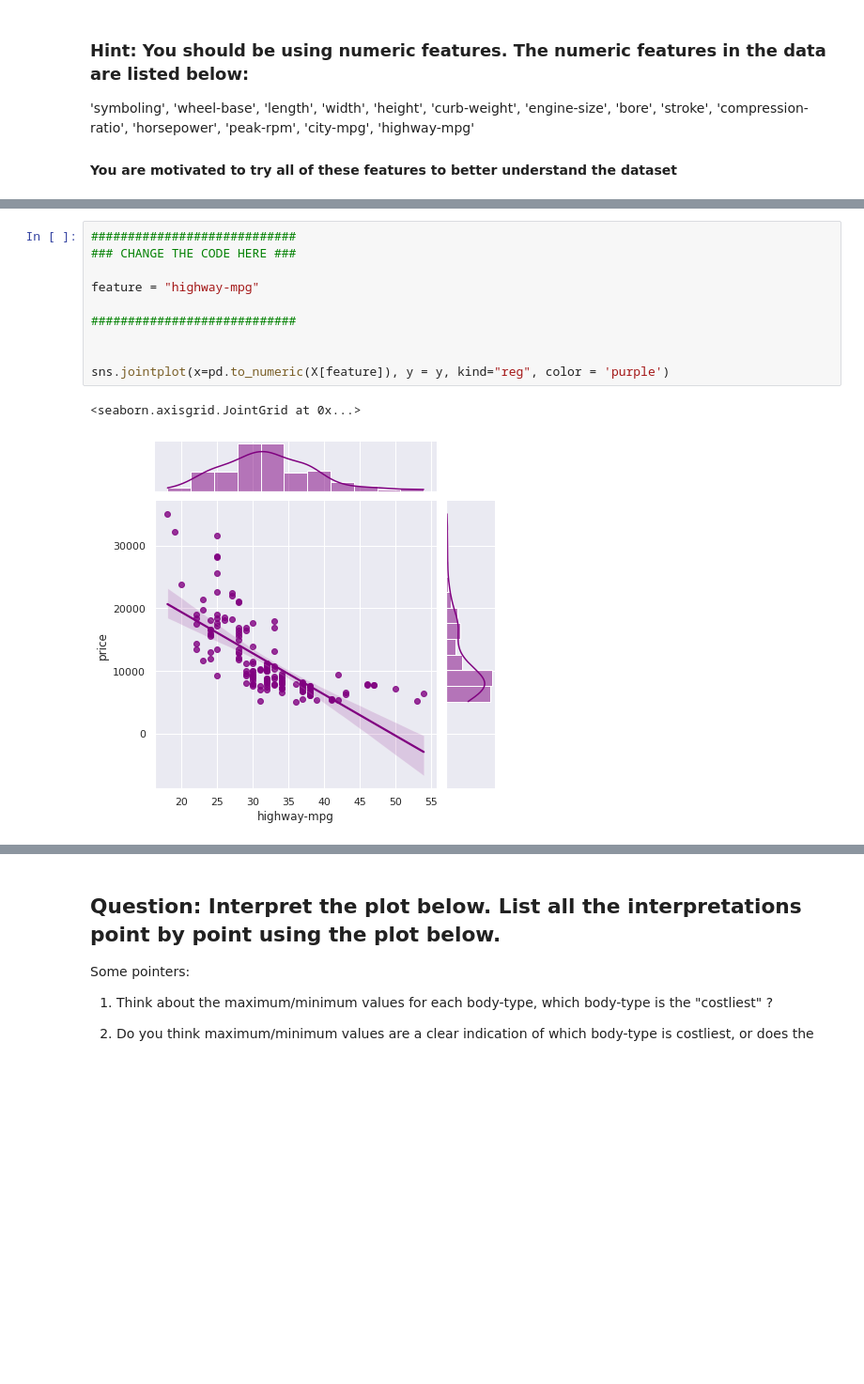
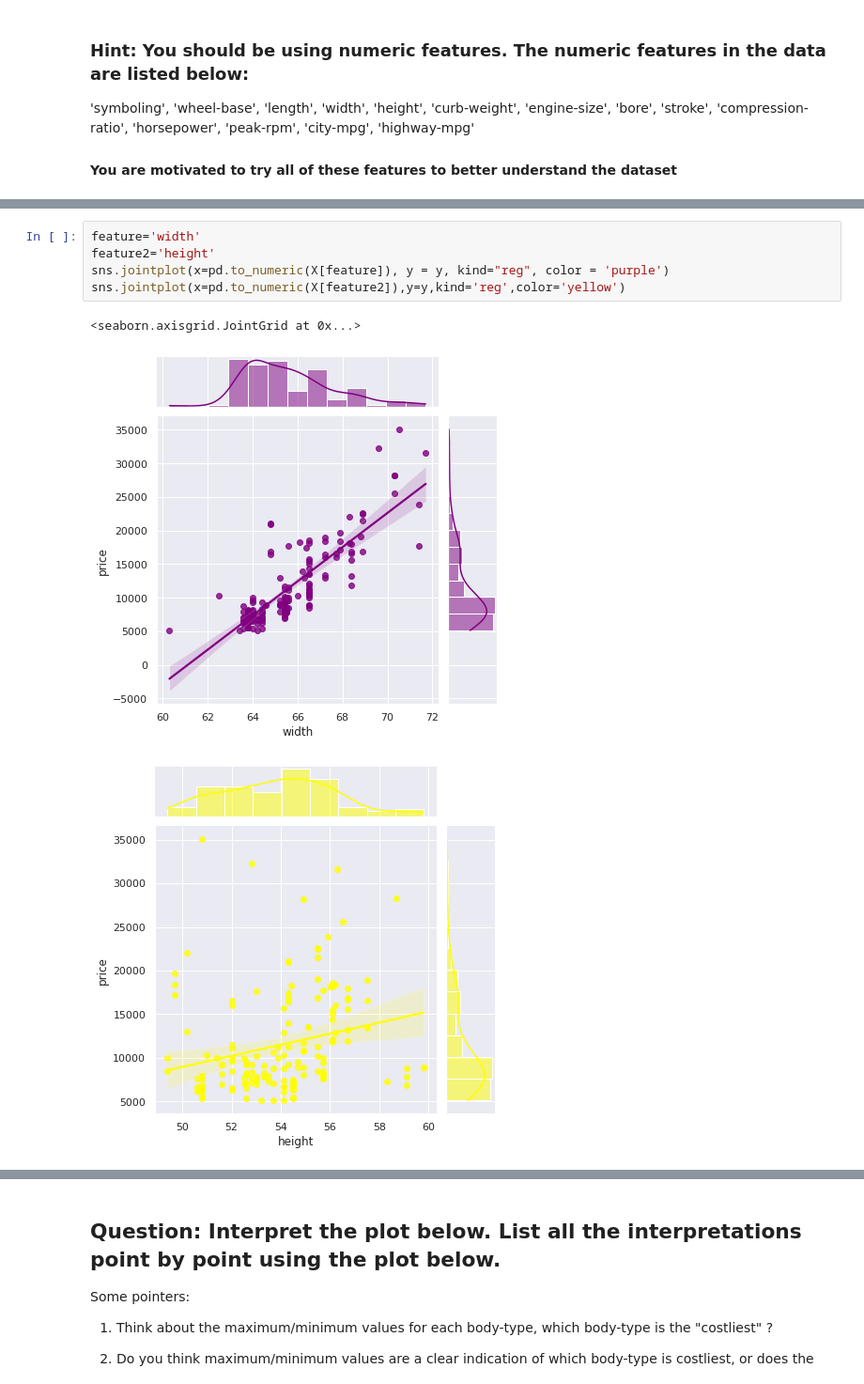
Before and after one commit to amar4143/FMML-ASSIGNMENT--1, a Jupyter notebook: Mod2_Lab1.ipynb, the cells around one changed output, grey strips where cells are left out. Shown at 94% size. Drawn from its saved outputs; the diff is of its cells as text; blank space fills up the shorter version.

```diff
--- a/Mod2_Lab1.ipynb
+++ b/Mod2_Lab1.ipynb
@@ -161,13 +205,9 @@ An example is shown below, with "highway-mpg" where MPG is miles per gallon.
 # %%
-############################
-### CHANGE THE CODE HERE ###
-
-feature = "highway-mpg"
-
-############################
-
-
+feature='width'
+feature2='height'
 sns.jointplot(x=pd.to_numeric(X[feature]), y = y, kind="reg", color = 'purple')
+sns.jointplot(x=pd.to_numeric(X[feature2]),y=y,kind='reg',color='yellow')
 # %% [output]
 <seaborn.axisgrid.JointGrid at 0x...>
-[figure, old version]
+[figure, new version]
+[figure, added]
```
Also changed, not shown: parts of 9 cells of this notebook.
